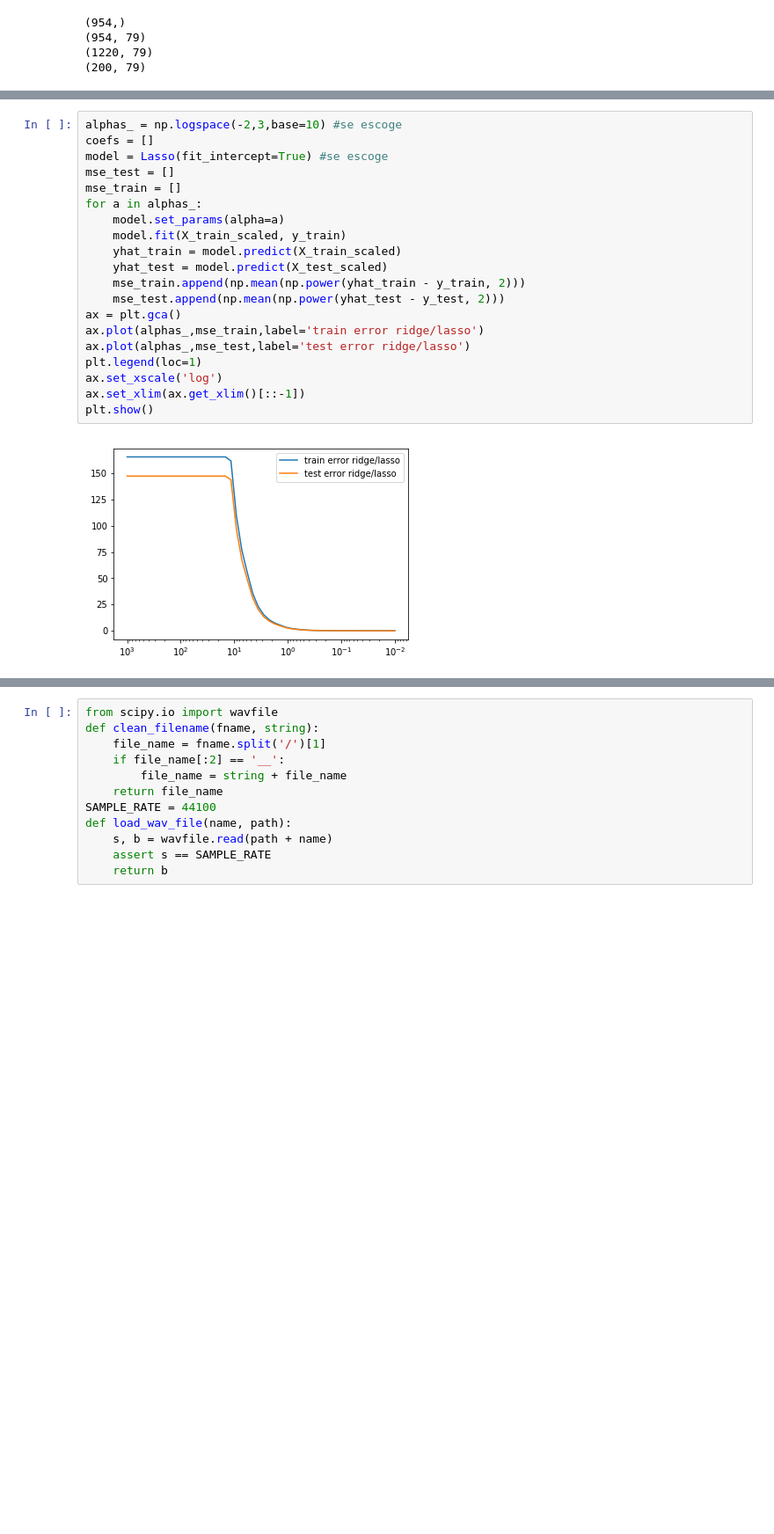
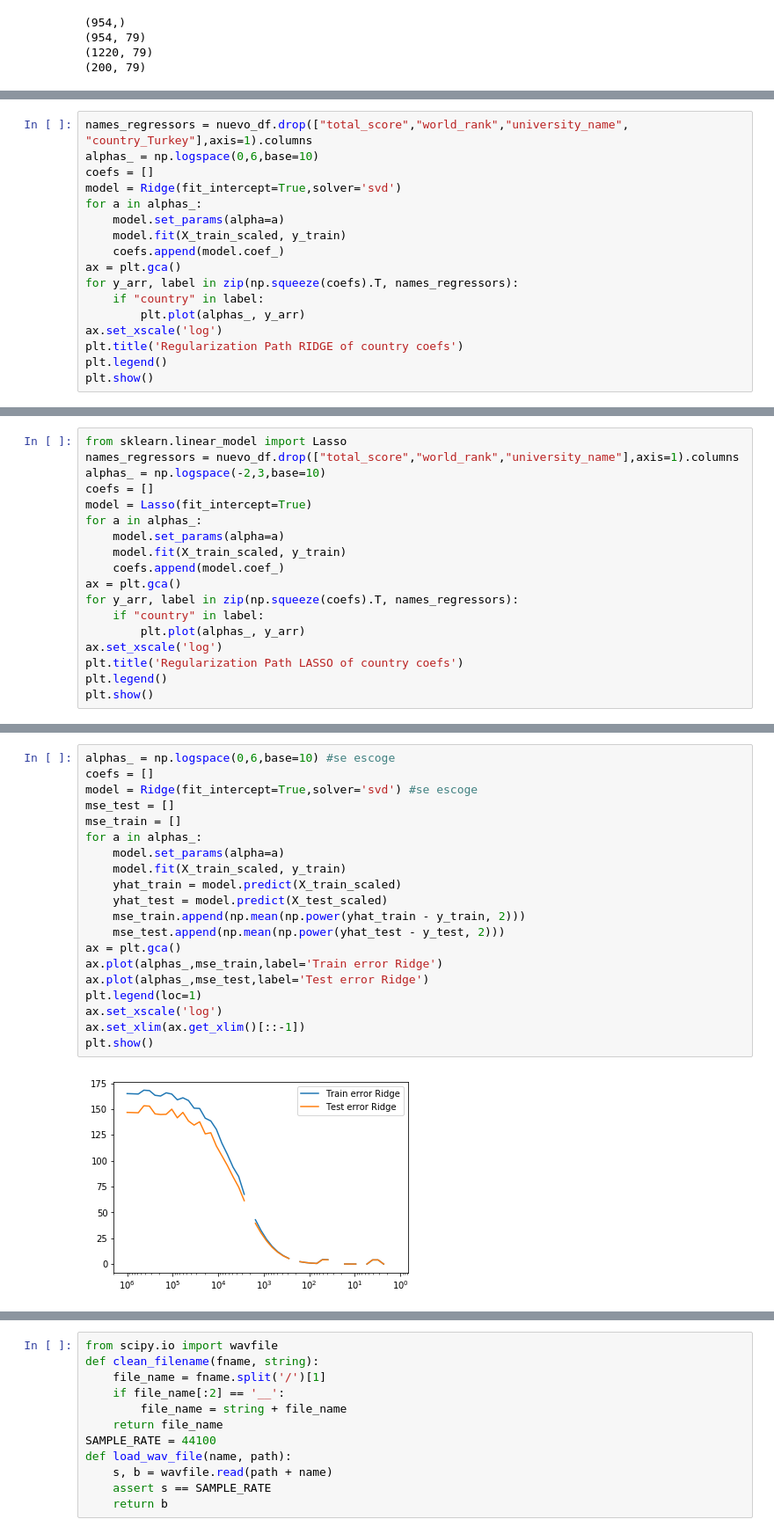
Before and after one commit to JaimeZamoranoUSM/MachineLearning, a Jupyter notebook: Enunciado_T1.ipynb, the cells around one changed output, grey strips where cells are left out. Shown at 88% size. Cells and saved outputs as stored; diff of their text form; blank space fills up the shorter version.

```diff
--- a/Enunciado_T1.ipynb
+++ b/Enunciado_T1.ipynb
@@ -488,0 +471,17 @@ country_alphas_ = np.logspace(-5,0,base=10)
+# %%
+names_regressors = nuevo_df.drop(["total_score","world_rank","university_name", "country_Turkey"],axis=1).columns
+alphas_ = np.logspace(0,6,base=10)
+coefs = []
+model = Ridge(fit_intercept=True,solver='svd')
+for a in alphas_:
+    model.set_params(alpha=a)
+    model.fit(X_train_scaled, y_train)
+    coefs.append(model.coef_)
+ax = plt.gca()
+for y_arr, label in zip(np.squeeze(coefs).T, names_regressors):
+    if "country" in label:
+        plt.plot(alphas_, y_arr)
+ax.set_xscale('log')
+plt.title('Regularization Path RIDGE of country coefs')
+plt.legend()
+plt.show()
@@ -488,0 +491,18 @@ country_alphas_ = np.logspace(-5,0,base=10)
+# %%
+from sklearn.linear_model import Lasso
+names_regressors = nuevo_df.drop(["total_score","world_rank","university_name"],axis=1).columns
+alphas_ = np.logspace(-2,3,base=10)
+coefs = []
+model = Lasso(fit_intercept=True)
+for a in alphas_:
+    model.set_params(alpha=a)
+    model.fit(X_train_scaled, y_train)
+    coefs.append(model.coef_)
+ax = plt.gca()
+for y_arr, label in zip(np.squeeze(coefs).T, names_regressors):
+    if "country" in label:
+        plt.plot(alphas_, y_arr)
+ax.set_xscale('log')
+plt.title('Regularization Path LASSO of country coefs')
+plt.legend()
+plt.show()
@@ -489,22 +512,22 @@ country_alphas_ = np.logspace(-5,0,base=10)
 # %%
-alphas_ = np.logspace(-2,3,base=10) #se escoge
+alphas_ = np.logspace(0,6,base=10) #se escoge
 coefs = []
-model = Lasso(fit_intercept=True) #se escoge
+model = Ridge(fit_intercept=True,solver='svd') #se escoge
 mse_test = []
 mse_train = []
 for a in alphas_:
     model.set_params(alpha=a)
     model.fit(X_train_scaled, y_train)
     yhat_train = model.predict(X_train_scaled)
     yhat_test = model.predict(X_test_scaled)
     mse_train.append(np.mean(np.power(yhat_train - y_train, 2)))
     mse_test.append(np.mean(np.power(yhat_test - y_test, 2)))
 ax = plt.gca()
-ax.plot(alphas_,mse_train,label='train error ridge/lasso')
-ax.plot(alphas_,mse_test,label='test error ridge/lasso')
+ax.plot(alphas_,mse_train,label='Train error Ridge')
+ax.plot(alphas_,mse_test,label='Test error Ridge')
 plt.legend(loc=1)
 ax.set_xscale('log')
 ax.set_xlim(ax.get_xlim()[::-1])
 plt.show()
 # %% [output]
-[figure, old version]
+[figure, new version]
```
Also changed, not shown: parts of 24 cells of this notebook.
